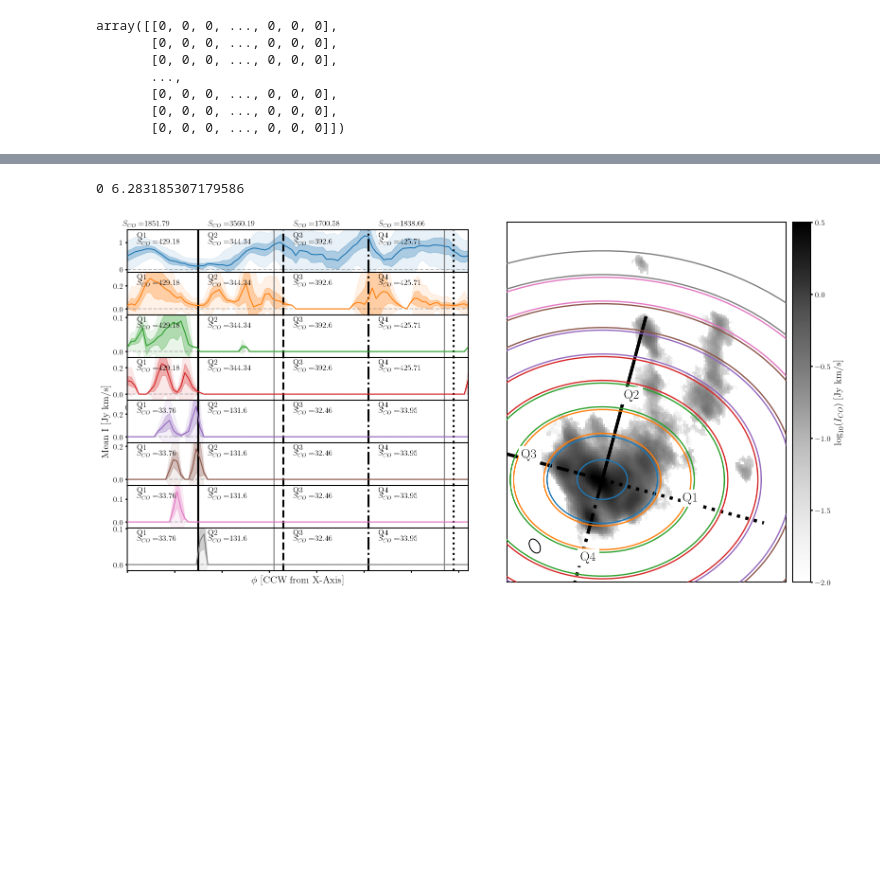
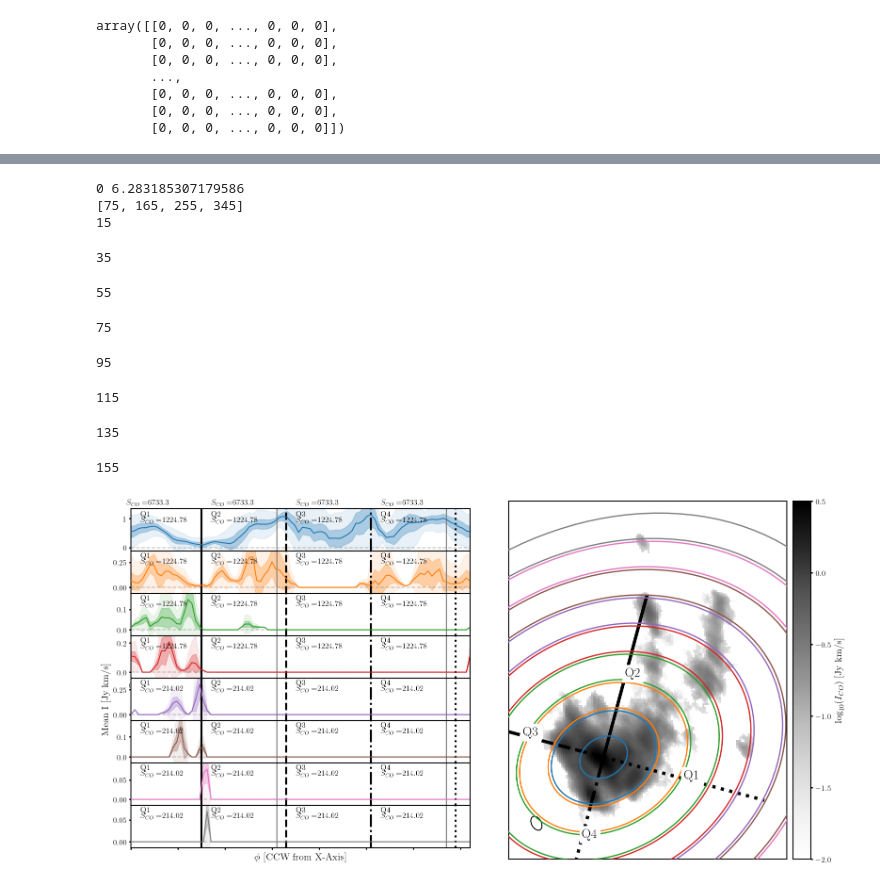
Before and after one commit to HSouch/CUBESPA, a Jupyter notebook: notebooks/Flux Testing.ipynb, the cells around one changed output, grey strips where cells are left out. Cells and saved outputs as stored; diff of their text form; code cells hidden in the pictures; blank space fills up the shorter version.

Commit message:
Updated azimuthal plots

```diff
--- a/notebooks/Flux Testing.ipynb
+++ b/notebooks/Flux Testing.ipynb
@@ -26,7 +26,7 @@ phangs_mms = "../personal/mm_out_phangs/NGC4858_PHANGS.3.0_1.9"
 
 stellar_ra, stellar_dec = 194.75871125601466, 28.115690196322245
 
-phangs = cubespa.CubeSPA(phangs_fn, mom_maps=phangs_mms, limits="auto", center=(stellar_ra, stellar_dec, "radec"), eps=0.21)
+phangs = cubespa.CubeSPA(phangs_fn, mom_maps=phangs_mms, limits="auto", center=(stellar_ra, stellar_dec, "radec"), eps=0.21, position_angle=30)
 # %%
 def quadrants(q1_angle, offset = 90):
     return [q1_angle + i * 90 + offset for i in range(4)]
@@ -260,7 +217,23 @@ def process_azimuth(data, radius, pa, eps, thetas, annulus_width=50, trim_nans=F
 
     return (np.array(fluxes), np.array(flux_stds), ell_annulus)
 # %%
-def azimuthal_plot(data, cubespa_obj, radii, theta_0 = 0, clockwise=True, outname=None, theta_samples=90, **kwargs):
+def segment_sum(cubespa_obj, data, radius, annulus_width):
+    stellar_x, stellay_y = cubespa_obj.center
+
+    eps, pa = cubespa_obj.eps, cubespa_obj.position_angle
+
+    # print(stellar_x, stellar_y, eps, pa)
+    ell_annulus = EllipticalAnnulus((stellar_x, stellar_y), radius, radius + annulus_width,
+                                    (radius + annulus_width) * (1-eps), theta = pa)
+    mask = ell_annulus.to_mask(method='center').to_image(shape=data.shape)
+
+    data_init_mask = np.copy(data)
+    data_init_mask[mask == 0] = np.nan
+
+    return np.nansum(data_init_mask)
+
+
+def azimuthal_plot(data, cubespa_obj, radii, annulus_width=18, theta_0 = 0, clockwise=True, outname=None, theta_samples=90, **kwargs):
 
     # TODO generate these automatically from theta_0 and clockwise
     thetas_uniform = np.linspace(0, 360, theta_samples)
@@ -274,7 +247,7 @@ def azimuthal_plot(data, cubespa_obj, radii, theta_0 = 0, clockwise=True, outnam
     figsize = cubespa.check_kwarg("figsize", (16, 8), kwargs)
     plot_fiducial = cubespa.check_kwarg("plot_fiducial", False, kwargs)
     xlabel, ylabel = cubespa.check_kwarg("xlabel", r'$\phi$ [CCW from X-Axis]', kwargs), cubespa.check_kwarg("ylabel", r'Mean I [Jy km/s]', kwargs)
-    # Set
+
     if cubespa_obj.limits is None:
         lims = cubespa.check_kwarg("limits", [0, data.shape[0], 0, data.shape[1]], kwargs)
     else:
@@ -295,10 +268,11 @@ def azimuthal_plot(data, cubespa_obj, radii, theta_0 = 0, clockwise=True, outnam
     # Get all flux sets and quadrant sums
     sets, quadrant_fluxsums = [], []
     for r in radii:
-        sets.append(process_azimuth(data_co, r, pa, eps, thetas, annulus_width=18, trim_nans=True))
+        print(r)
+        sets.append(process_azimuth(data_co, r, pa, eps, thetas, annulus_width=annulus_width, trim_nans=True))
         row_sums = []
         for q in qs:
-            row_sums.append(segment_sum(data_co, r, pa, q, annulus_width=annulus_width))
+            row_sums.append(segment_sum(cubespa_obj, data, radius=r, annulus_width=annulus_width))
             quadrant_fluxsums.append(row_sums)
 
 
@@ -380,31 +354,41 @@ def azimuthal_plot(data, cubespa_obj, radii, theta_0 = 0, clockwise=True, outnam
         mean_x, mean_y = np.mean(points[0]), np.mean(points[1])
 
         img_ax.text(mean_x, mean_y, f"Q{(i + 1) % 4 + 1}",  fontsize=20, backgroundcolor="white", zorder=4)
 
     img_ax.set_xticks([])
     img_ax.set_yticks([])
 
     for i, s in enumerate(sets):
         s[2].plot(color=colors[i % len(colors)], lw=2, ax=img_ax, zorder=3)
 
     cb = plt.colorbar(mappable=img_map, ax=img_ax, fraction=0.06, pad=0.02)
     cb.set_label(label=colorbar_label, fontsize=15)
 
     # Draw beam
     if cubespa_obj.beam is not None:
         bmaj, bmin  = cubespa_obj.get_beam_pix()
         bpa = cubespa_obj.beam[2]
         beam_x, beam_y = beam_ellipse(xmin + dx/10, ymin + dy/10, bmaj /2, bmin /2, np.deg2rad(bpa))
         img_ax.plot(beam_x, beam_y, color="black", zorder=2)
 
     if outname is not None:
         plt.savefig(outname, dpi=200)
         plt.savefig(f"{outname.removesuffix('.pdf')}.png", dpi=200)
         plt.close()
     else:
         plt.show()
 
+data_co = phangs.mom_maps.mom0.data
 azimuthal_plot(data_co, phangs, np.arange(10, 170, 20) + 5, log_img=True, vlims=[-2, 0.5], cmap="Greys", colorbar_label=r'$\log_{10}(I_{CO})$ [Jy km/s]', clockwise=False)
 # %% [output]
 0 6.283185307179586
+[75, 165, 255, 345]
+15
+35
+55
+75
+95
+115
+135
+155
-[figure, old version]
+[figure, new version]
```
Also changed, not shown: parts of 1 cell of this notebook, 3 other files.
